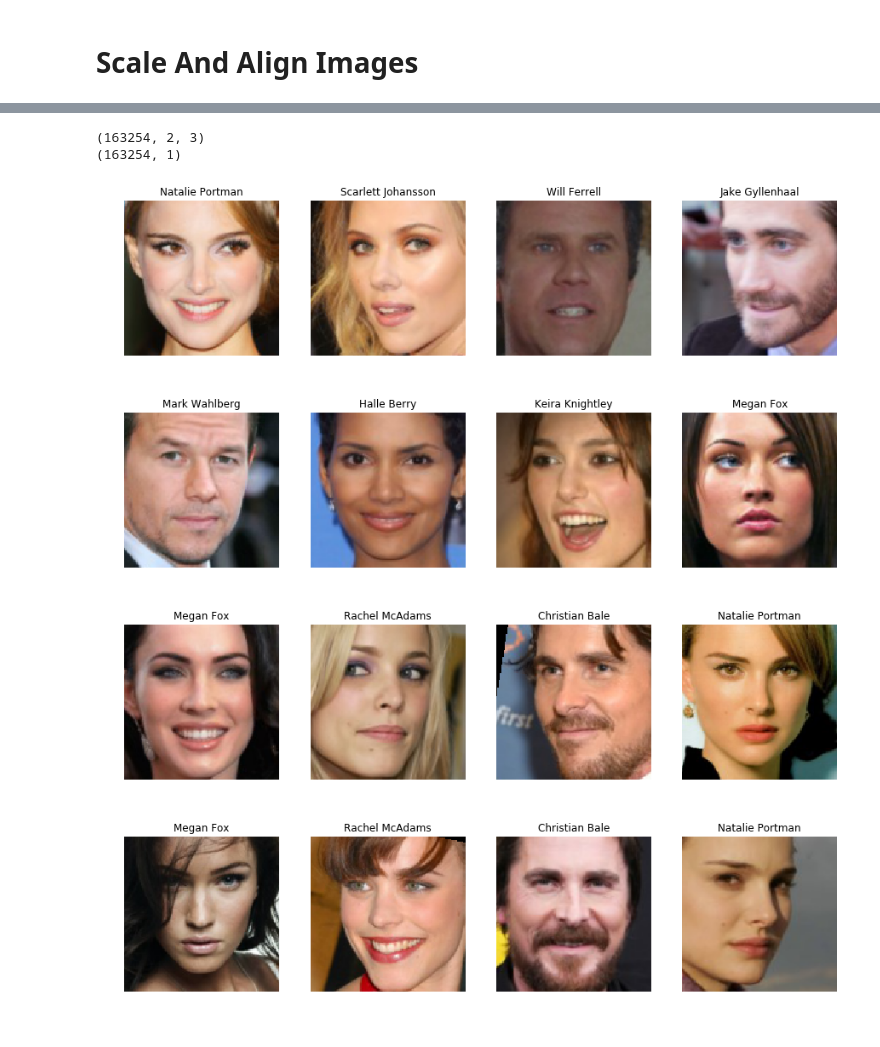
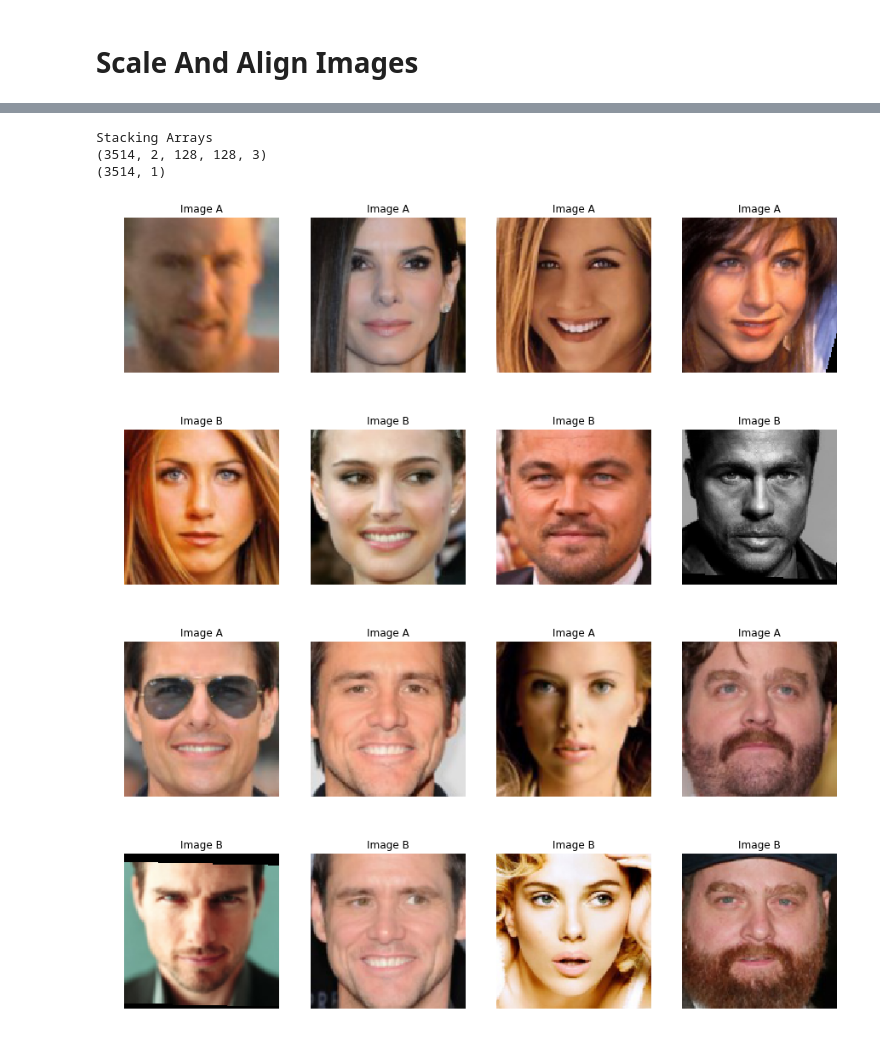
Before and after one commit to NihPat95/Face-Recognition, a Jupyter notebook: FaceRecognition.ipynb, the cells around one changed output, grey strips where cells are left out. Drawn from its saved outputs; the diff is of its cells as text; code cells hidden in the pictures.

```diff
--- a/FaceRecognition.ipynb
+++ b/FaceRecognition.ipynb
@@ -184,21 +184,23 @@ labels = np.unique(dataset.T[:][0])
 x_positive = []
 x_negative = []
 
-positive_sample_size = 1
-negative_sample_size = 0.01
+positive_sample_size = 0.1
+negative_sample_size = 0.0001
+
 for l in labels:
-    combos_positive = list(it.combinations(dataset[np.where(dataset.T[:][0] == l)], 2))
+    combos_positive = list(it.combinations(dataset[np.where(dataset.T[:][0] == l)].T[1], 2))
     index = np.arange(len(combos_positive))
     np.random.shuffle(index)
     index = index[: int(len(combos_positive)*positive_sample_size)]
     x_positive += [combos_positive[j] for j in index]
 
-    combos_negative = list(it.combinations(dataset[np.where(dataset.T[:][0] != l)], 2))
+    combos_negative = list(it.combinations(dataset[np.where(dataset.T[:][0] != l)].T[1], 2))
     index = np.arange(len(combos_negative))
     np.random.shuffle(index)
     index = index[: int(len(combos_negative)*negative_sample_size)]
     x_negative += [combos_negative[j] for j in index]
 
+print('Stacking Arrays')
 X = np.vstack((np.asarray(x_positive), np.asarray(x_negative)))
 y = np.vstack((np.full((len(x_positive),1),0), np.full((len(x_negative),1),1)))
 print(X.shape)
@@ -206,47 +208,48 @@ print(y.shape)
 np.save('Dataset', X)
 np.save('Labels', y)
 # %% [output]
-(163254, 2, 3)
-(163254, 1)
+Stacking Arrays
+(3514, 2, 128, 128, 3)
+(3514, 1)
 # %%
 X = np.load('Dataset.npy')
 y = np.load('Labels.npy')
 # %%
 Xs = X[np.random.choice(np.where(y[:]==1)[0],4)]
 fig, axarr = plt.subplots(1,4,figsize=(15,15))
 plt.axis('off')
 for i in range(4):
-    axarr[i].imshow(convertToRGB(Xs[i][0][1]))
+    axarr[i].imshow(convertToRGB(Xs[i][0]))
     axarr[i].axis('off')
-    axarr[i].set_title(Xs[i][0][2])
+    axarr[i].set_title('Image A')
 
 fig, axarr = plt.subplots(1,4,figsize=(15,15))
 plt.axis('off')
 for i in range(4):
-    axarr[i].imshow(convertToRGB(Xs[i][1][1]))
+    axarr[i].imshow(convertToRGB(Xs[i][1]))
     axarr[i].axis('off')
-    axarr[i].set_title(Xs[i][1][2])
+    axarr[i].set_title('Image B')
 # %% [output]
-[figure, old version]
+[figure, new version]
-[figure, old version]
+[figure, new version]
 # %%
 Xs = X[np.random.choice(np.where(y[:]==0)[0],4)]
 fig, axarr = plt.subplots(1,4,figsize=(15,15))
 plt.axis('off')
 for i in range(4):
-    axarr[i].imshow(convertToRGB(Xs[i][0][1]))
+    axarr[i].imshow(convertToRGB(Xs[i][0]))
     axarr[i].axis('off')
-    axarr[i].set_title(Xs[i][0][2])
+    axarr[i].set_title('Image A')
 
 fig, axarr = plt.subplots(1,4,figsize=(15,15))
 plt.axis('off')
 for i in range(4):
-    axarr[i].imshow(convertToRGB(Xs[i][1][1]))
+    axarr[i].imshow(convertToRGB(Xs[i][1]))
     axarr[i].axis('off')
-    axarr[i].set_title(Xs[i][1][2])
+    axarr[i].set_title('Image B')
 # %% [output]
-[figure, old version]
+[figure, new version]
-[figure, old version]
+[figure, new version]
 # %%
 import re
 import numpy as np
```
Also changed, not shown: parts of 13 cells of this notebook.
